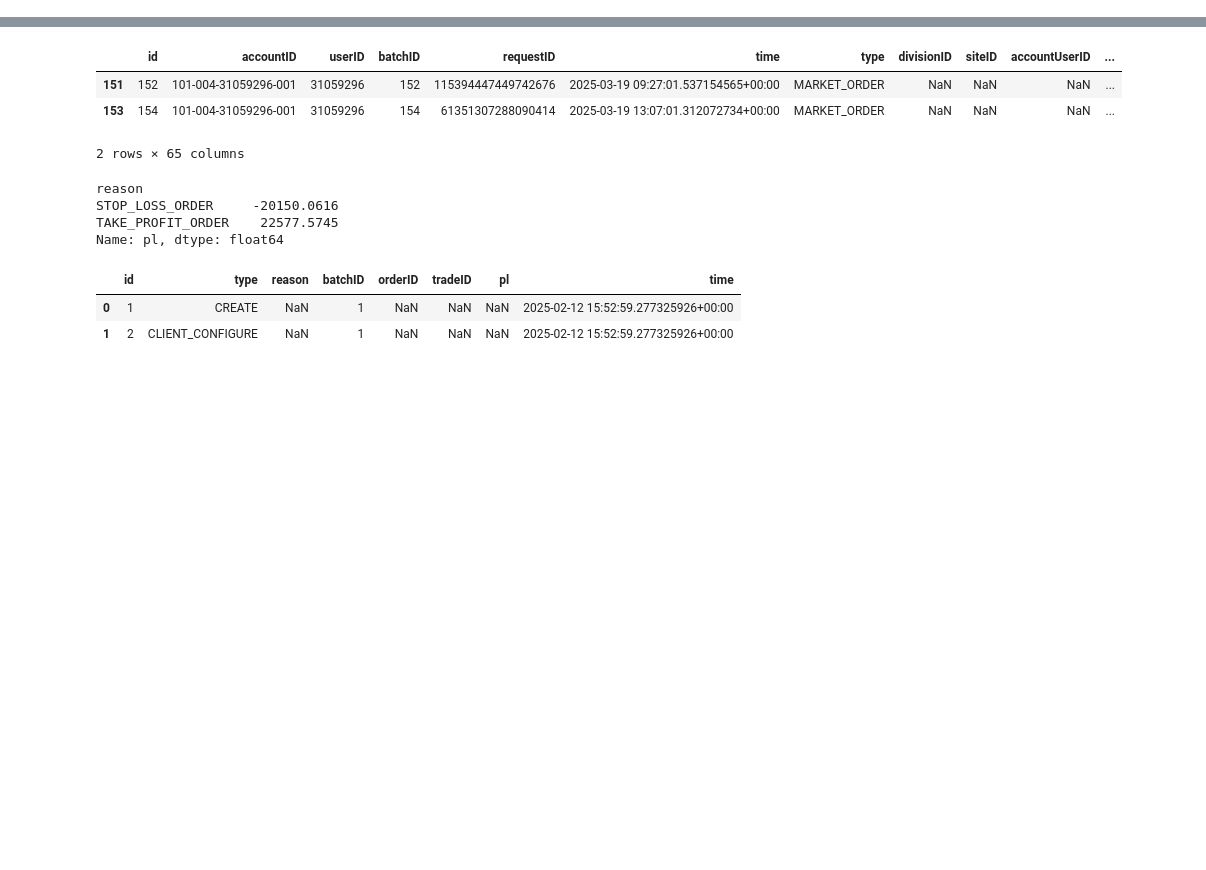
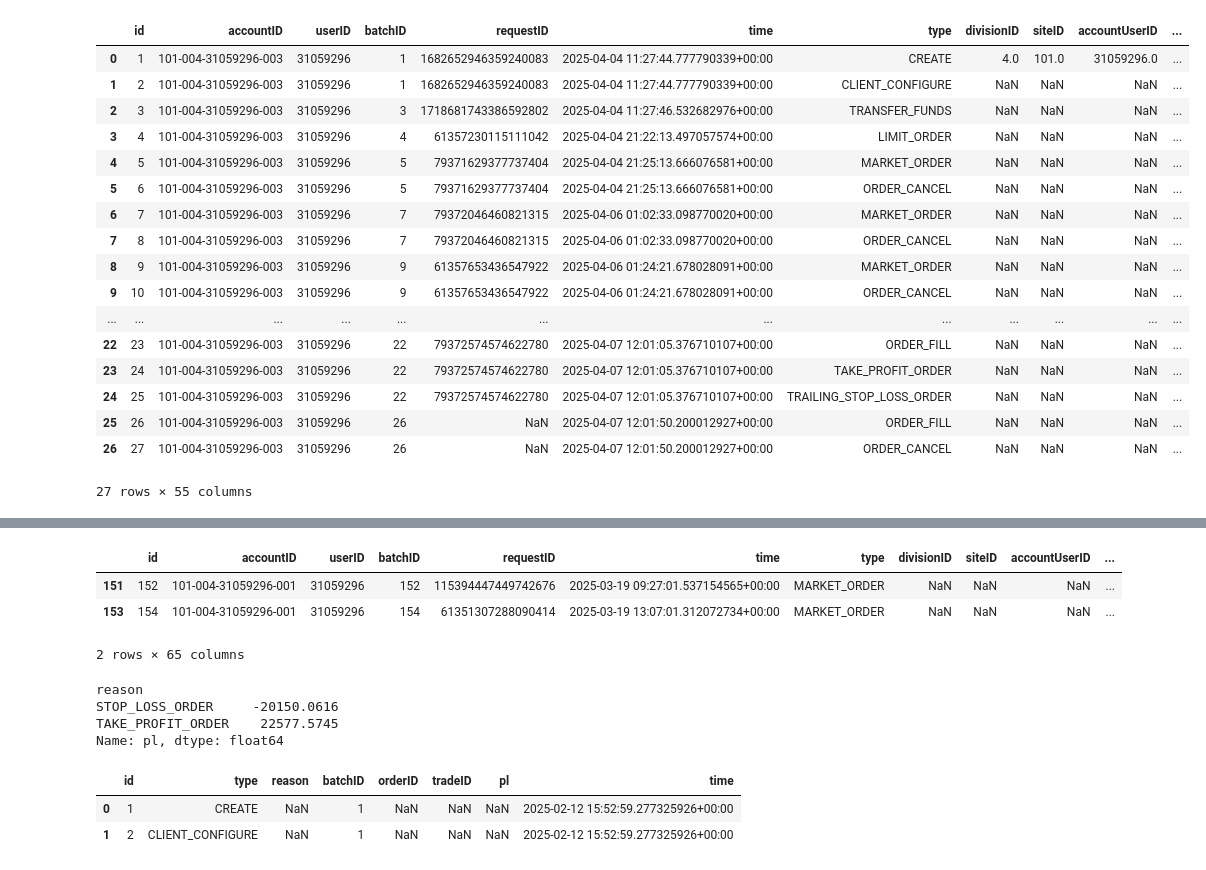
Before and after one commit to vgupta2710/Equity-Plans, a Jupyter notebook: deepnote/Data_Importer/3. Forex PnL.ipynb, the cells around one changed output, grey strips where cells are left out. Saved outputs shown, nothing was run; the diff lists cells and outputs as text; code cells hidden in the pictures; blank space fills up the shorter version.

```diff
--- a/deepnote/Data_Importer/3. Forex PnL.ipynb
+++ b/deepnote/Data_Importer/3. Forex PnL.ipynb
@@ -2,6 +2,7 @@
 import os
 access_token = os.environ["ACCESS_TOKEN"]
 account_id_demo = os.environ["ACCOUNT_DEMO"]
+account_id_hedge = os.environ["ACCOUNT_HEDGE"]
 import oandapyV20
 import oandapyV20.endpoints.transactions as trans
 import pandas as pd
@@ -11,5 +12,31 @@ param = { "id": 0 }
 r = trans.TransactionsSinceID(accountID=account_id_demo,  params=param)
 trades= client.request(r)
+# %%
+param1 = { "id": 0 }
+request_hedge = trans.TransactionsSinceID(accountID=account_id_hedge,  params=param1)
+trades_hedge= client.request(request_hedge)
+all_transactions_hedge = pd.DataFrame(trades_hedge['transactions'])
+all_transactions_hedge ['time'] = pd.to_datetime(all_transactions_hedge ['time'])
+all_transactions_hedge
+# %% [output]
+|  | id | accountID | userID | batchID | requestID | time | type | divisionID | siteID | accountUserID | ... |
+| 0 | 1 | 101-004-31059296-003 | 31059296 | 1 | 1682652946359240083 | 2025-04-04 11:27:44.777790339+00:00 | CREATE | 4.0 | 101.0 | 31059296.0 | ... |
+| 1 | 2 | 101-004-31059296-003 | 31059296 | 1 | 1682652946359240083 | 2025-04-04 11:27:44.777790339+00:00 | CLIENT_CONFIGURE | NaN | NaN | NaN | ... |
+| 2 | 3 | 101-004-31059296-003 | 31059296 | 3 | 1718681743386592802 | 2025-04-04 11:27:46.532682976+00:00 | TRANSFER_FUNDS | NaN | NaN | NaN | ... |
+| 3 | 4 | 101-004-31059296-003 | 31059296 | 4 | 61357230115111042 | 2025-04-04 21:22:13.497057574+00:00 | LIMIT_ORDER | NaN | NaN | NaN | ... |
+| 4 | 5 | 101-004-31059296-003 | 31059296 | 5 | 79371629377737404 | 2025-04-04 21:25:13.666076581+00:00 | MARKET_ORDER | NaN | NaN | NaN | ... |
+| 5 | 6 | 101-004-31059296-003 | 31059296 | 5 | 79371629377737404 | 2025-04-04 21:25:13.666076581+00:00 | ORDER_CANCEL | NaN | NaN | NaN | ... |
+| 6 | 7 | 101-004-31059296-003 | 31059296 | 7 | 79372046460821315 | 2025-04-06 01:02:33.098770020+00:00 | MARKET_ORDER | NaN | NaN | NaN | ... |
+| 7 | 8 | 101-004-31059296-003 | 31059296 | 7 | 79372046460821315 | 2025-04-06 01:02:33.098770020+00:00 | ORDER_CANCEL | NaN | NaN | NaN | ... |
+| 8 | 9 | 101-004-31059296-003 | 31059296 | 9 | 61357653436547922 | 2025-04-06 01:24:21.678028091+00:00 | MARKET_ORDER | NaN | NaN | NaN | ... |
+| 9 | 10 | 101-004-31059296-003 | 31059296 | 9 | 61357653436547922 | 2025-04-06 01:24:21.678028091+00:00 | ORDER_CANCEL | NaN | NaN | NaN | ... |
+| ... | ... | ... | ... | ... | ... | ... | ... | ... | ... | ... | ... |
+| 22 | 23 | 101-004-31059296-003 | 31059296 | 22 | 79372574574622780 | 2025-04-07 12:01:05.376710107+00:00 | ORDER_FILL | NaN | NaN | NaN | ... |
+| 23 | 24 | 101-004-31059296-003 | 31059296 | 22 | 79372574574622780 | 2025-04-07 12:01:05.376710107+00:00 | TAKE_PROFIT_ORDER | NaN | NaN | NaN | ... |
+| 24 | 25 | 101-004-31059296-003 | 31059296 | 22 | 79372574574622780 | 2025-04-07 12:01:05.376710107+00:00 | TRAILING_STOP_LOSS_ORDER | NaN | NaN | NaN | ... |
+| 25 | 26 | 101-004-31059296-003 | 31059296 | 26 | NaN | 2025-04-07 12:01:50.200012927+00:00 | ORDER_FILL | NaN | NaN | NaN | ... |
+| 26 | 27 | 101-004-31059296-003 | 31059296 | 26 | NaN | 2025-04-07 12:01:50.200012927+00:00 | ORDER_CANCEL | NaN | NaN | NaN | ... |
+27 rows × 55 columns
 # %%
 all_transactions = pd.DataFrame(trades['transactions'])
 all_transactions['time'] = pd.to_datetime(all_transactions['time'])
```
Also changed, not shown: parts of 2 cells of this notebook, 1 other file.
